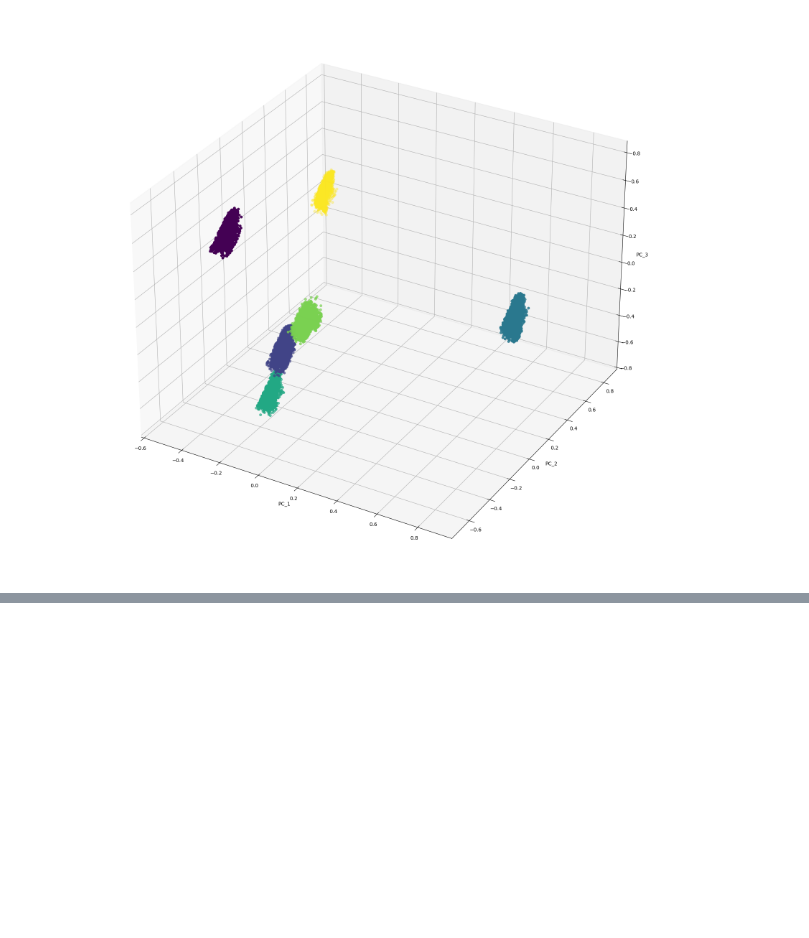
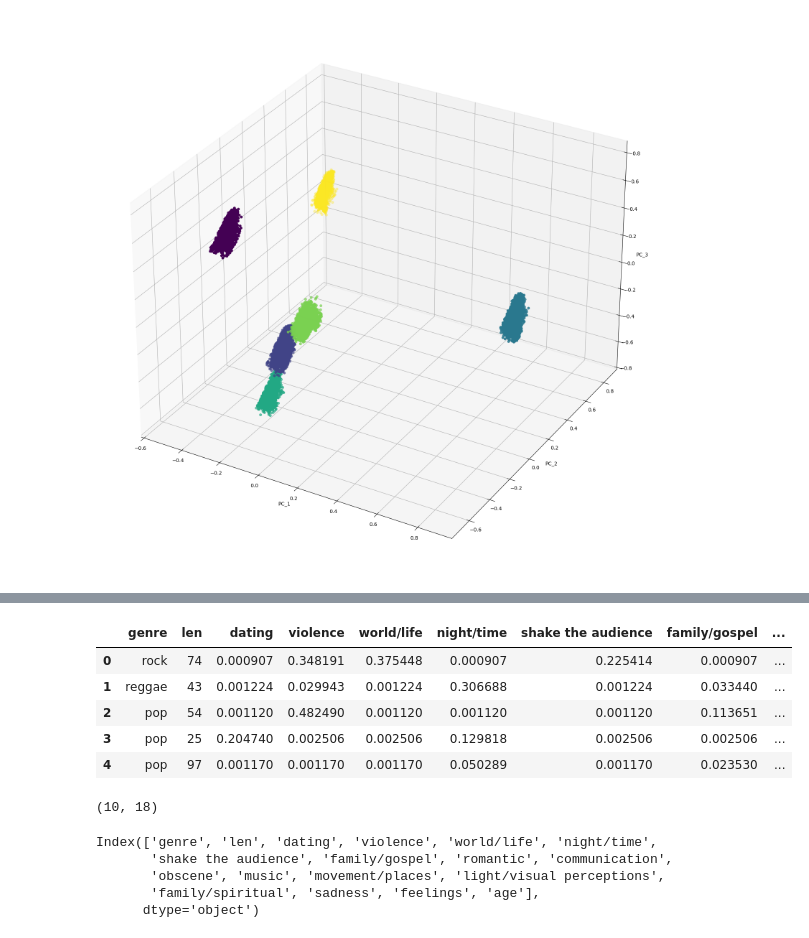
Before and after one commit to Seribii1o1/Music-Recommendation-Algorithm, a Jupyter notebook: code/model.ipynb, the cells around one changed output, grey strips where cells are left out. Cells and saved outputs as stored; diff of their text form; code cells hidden in the pictures; blank space fills up the shorter version.

```diff
--- a/code/model.ipynb
+++ b/code/model.ipynb
@@ -169,0 +196,24 @@ plt.show()
+# %%
+# Clean test dataset
+columns_to_drop = ['Unnamed: 0', 'release_date', 'lyrics', 'track_name', 'artist_name', 'topic', 'like/girls']
+test_prepared = test_df.drop(columns=columns_to_drop)
+test_prepared.head()
+# %% [output]
+|  | genre | len | dating | violence | world/life | night/time | shake the audience | family/gospel | ... |
+| 0 | rock | 74 | 0.000907 | 0.348191 | 0.375448 | 0.000907 | 0.225414 | 0.000907 | ... |
+| 1 | reggae | 43 | 0.001224 | 0.029943 | 0.001224 | 0.306688 | 0.001224 | 0.033440 | ... |
+| 2 | pop | 54 | 0.001120 | 0.482490 | 0.001120 | 0.001120 | 0.001120 | 0.113651 | ... |
+| 3 | pop | 25 | 0.204740 | 0.002506 | 0.002506 | 0.129818 | 0.002506 | 0.002506 | ... |
+| 4 | pop | 97 | 0.001170 | 0.001170 | 0.001170 | 0.050289 | 0.001170 | 0.023530 | ... |
+# %%
+test_prepared.shape
+# %% [output]
+(10, 18)
+# %%
+test_prepared.columns
+# %% [output]
+Index(['genre', 'len', 'dating', 'violence', 'world/life', 'night/time',
+       'shake the audience', 'family/gospel', 'romantic', 'communication',
+       'obscene', 'music', 'movement/places', 'light/visual perceptions',
+       'family/spiritual', 'sadness', 'feelings', 'age'],
+      dtype='object')
```
Also changed, not shown: parts of 5 cells of this notebook, 1 other file.
